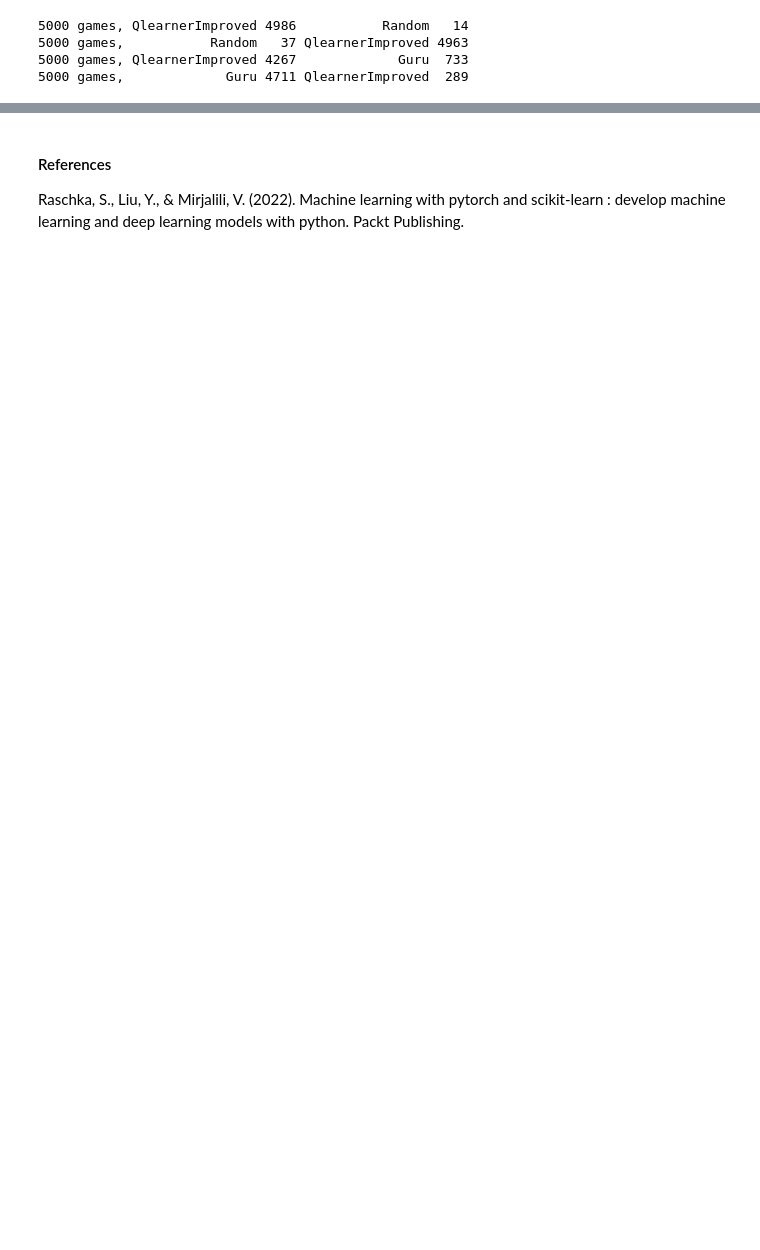
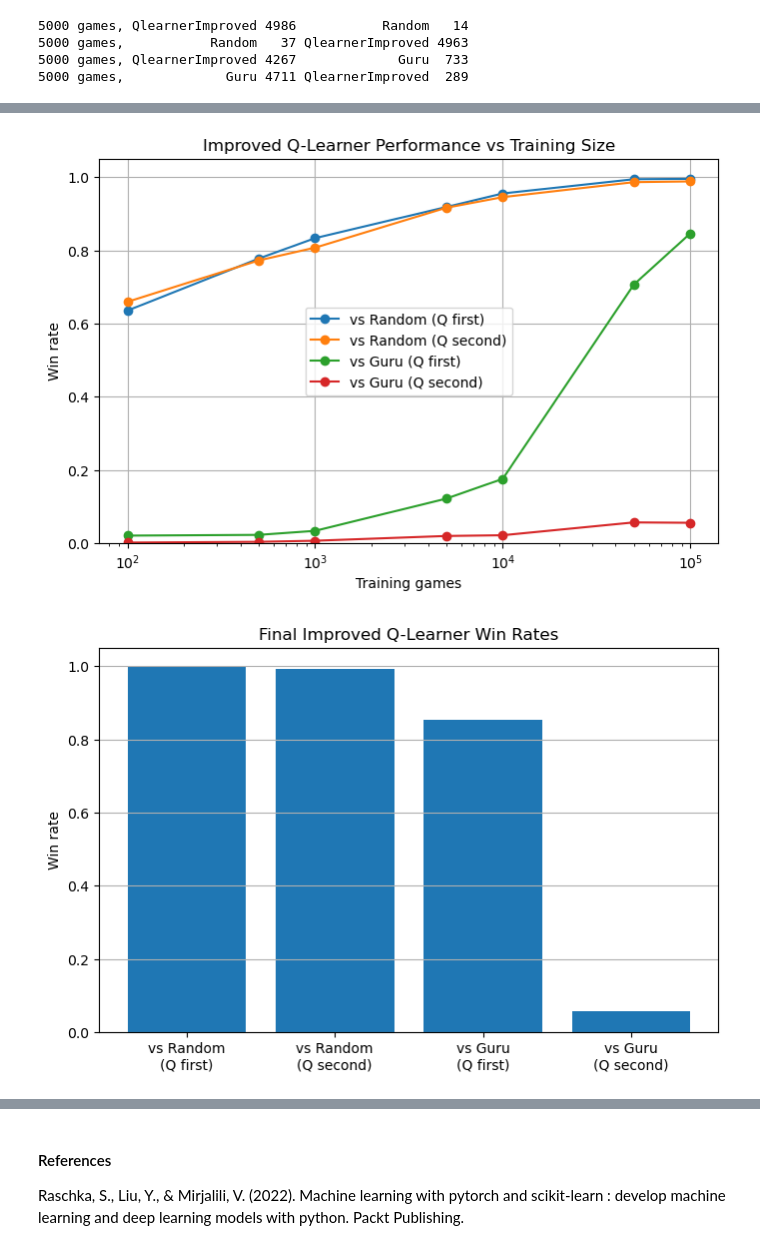
Before and after one commit to drenard921/JHU_AML, a Jupyter notebook: HW9/drenard_Assignment09_ML.ipynb, the cells around one changed output, grey strips where cells are left out. Drawn from its saved outputs; the diff is of its cells as text; code cells hidden in the pictures; blank space fills up the shorter version.

```diff
--- a/HW9/drenard_Assignment09_ML.ipynb
+++ b/HW9/drenard_Assignment09_ML.ipynb
@@ -258,3 +261,67 @@ wg2 = play_games_improved(5000, 'Guru', 'QlearnerImproved')
 5000 games,           Random   37 QlearnerImproved 4963
 5000 games, QlearnerImproved 4267             Guru  733
 5000 games,             Guru 4711 QlearnerImproved  289
+# %%
+import matplotlib.pyplot as plt
+
+# -----------------------------
+# Learning curve for improved learner
+# -----------------------------
+n_train = [100, 500, 1000, 5000, 10000, 50000, 100000]
+wins_random_first = []
+wins_random_second = []
+wins_guru_first = []
+wins_guru_second = []
+
+for n in n_train:
+    random.seed(1)
+    np.random.seed(1)
+
+    nim_qlearn_improved(n, guru_prob=0.7)
+
+    a1, b1 = play_games_improved(1000, 'QlearnerImproved', 'Random')
+    a2, b2 = play_games_improved(1000, 'Random', 'QlearnerImproved')
+    a3, b3 = play_games_improved(1000, 'QlearnerImproved', 'Guru')
+    a4, b4 = play_games_improved(1000, 'Guru', 'QlearnerImproved')
+
+    wins_random_first.append(a1 / (a1 + b1))
+    wins_random_second.append(b2 / (a2 + b2))
+    wins_guru_first.append(a3 / (a3 + b3))
+    wins_guru_second.append(b4 / (a4 + b4))
+
+plt.figure(figsize=(8, 5))
+plt.plot(n_train, wins_random_first, marker='o', label='vs Random (Q first)')
+plt.plot(n_train, wins_random_second, marker='o', label='vs Random (Q second)')
+plt.plot(n_train, wins_guru_first, marker='o', label='vs Guru (Q first)')
+plt.plot(n_train, wins_guru_second, marker='o', label='vs Guru (Q second)')
+plt.xscale('log')
+plt.xlabel('Training games')
+plt.ylabel('Win rate')
+plt.title('Improved Q-Learner Performance vs Training Size')
+plt.ylim(0, 1.05)
+plt.legend()
+plt.grid(True)
+plt.show()
+
+labels = [
+    'vs Random\n(Q first)',
+    'vs Random\n(Q second)',
+    'vs Guru\n(Q first)',
+    'vs Guru\n(Q second)'
+]
+
+win_rates = [
+    4986 / 5000,
+    4963 / 5000,
+    4267 / 5000,
+    289 / 5000
+]
+
+plt.figure(figsize=(8, 5))
+plt.bar(labels, win_rates)
+plt.ylabel('Win rate')
+plt.title('Final Improved Q-Learner Win Rates')
+plt.ylim(0, 1.05)
+plt.grid(True, axis='y')
+plt.show()
+# %% [output]
@@ -260,0 +345,2 @@ wg2 = play_games_improved(5000, 'Guru', 'QlearnerImproved')
+[figure, added]
+[figure, added]
```
Also changed, not shown: parts of 5 cells of this notebook.
